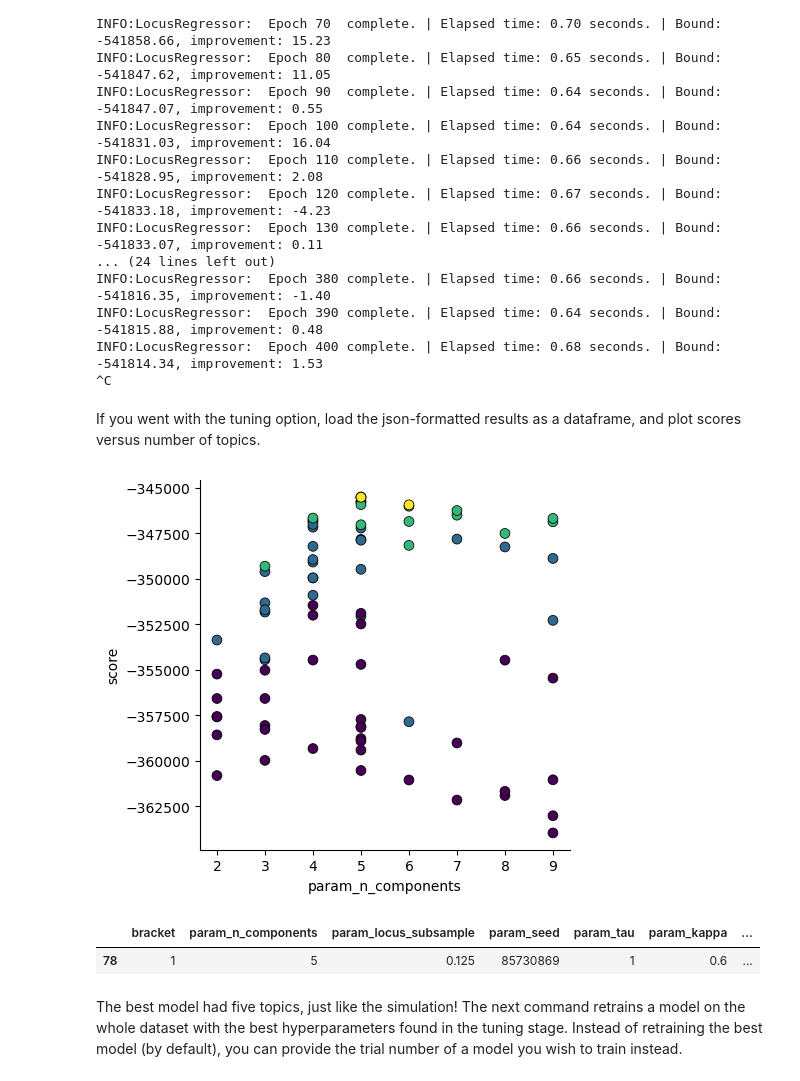
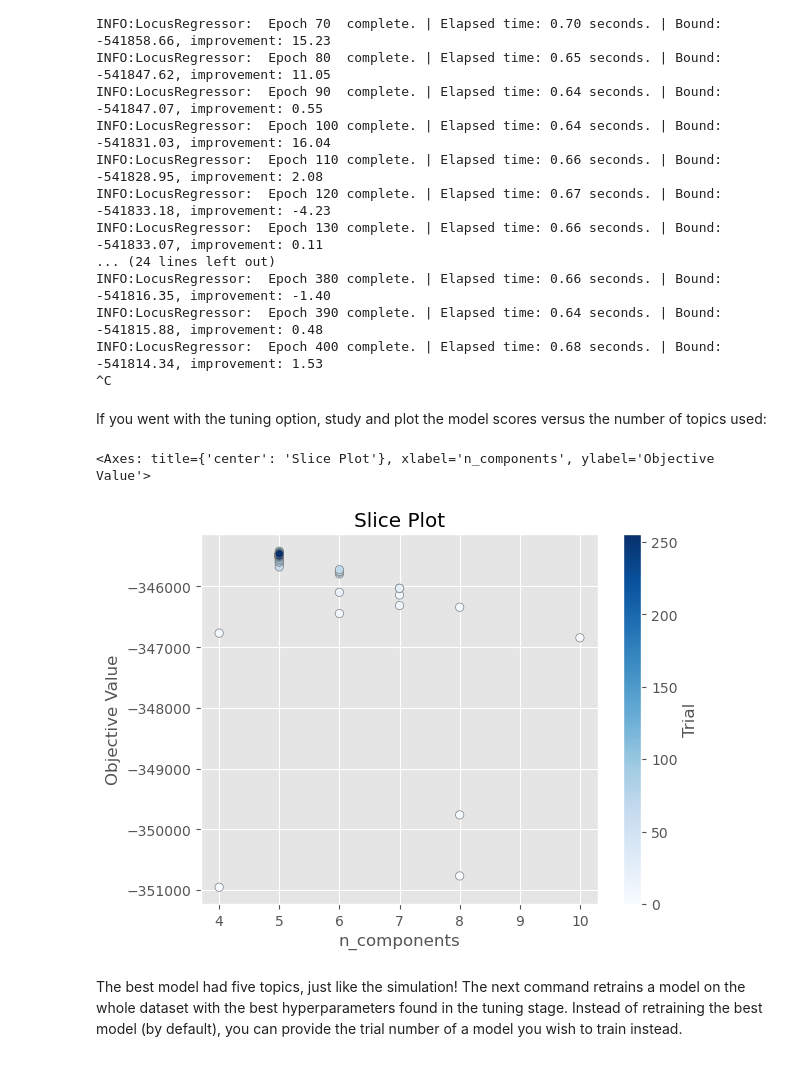
Before and after one commit to AllenWLynch/signaturemodels, a Jupyter notebook: docs/simulation_tutorial.ipynb, the cells around one changed output. Drawn from its saved outputs; the diff is of its cells as text; code cells hidden in the pictures.

Commit message:
changed hyperparameter tuning to use optuna, implemented new slurm-friendly tuning API

```diff
--- a/docs/simulation_tutorial.ipynb
+++ b/docs/simulation_tutorial.ipynb
@@ -136,30 +135,17 @@ INFO:LocusRegressor:  Epoch 390 complete. | Elapsed time: 0.64 seconds. | Bound:
 INFO:LocusRegressor:  Epoch 400 complete. | Elapsed time: 0.68 seconds. | Bound: -541814.34, improvement: 1.53
 ^C
 # %% [markdown]
-If you went with the tuning option, load the json-formatted results as a dataframe, and plot scores versus number of topics.
+If you went with the tuning option, study and plot the model scores versus the number of topics used:
-# %%
-data = pd.read_json('data/tutorial.tune_results.json')
-data['log_resources'] = np.log(data.resources)
-
-ax = sns.scatterplot(
-    data = data,
-    x = 'param_n_components',
-    y = 'score',
-    hue = 'log_resources',
-    palette = 'viridis',
-    edgecolor = 'black',
-    s = 50,
-    legend=False,
-)
-ax.set_aspect(1.0/ax.get_data_ratio())
-sns.despine()
-# %% [output]
-[figure, removed]
-# %%
-data.dropna().sort_values('score').tail(1)
-# %% [output]
-|  | bracket | param_n_components | param_locus_subsample | param_seed | param_tau | param_kappa | ... |
-| 78 | 1 | 5 | 0.125 | 85730869 | 1 | 0.6 | ... |
+# %%
+from optuna.visualization.matplotlib import *
+from locusregression import load_study
+
+study, dataset, study_attrs = load_study('tutorial.1')
+# %%
+plot_slice(study, params = ['n_components'])
+# %% [output]
+<Axes: title={'center': 'Slice Plot'}, xlabel='n_components', ylabel='Objective Value'>
+[figure, added]
 # %% [markdown]
 The best model had five topics, just like the simulation! The next command retrains a model on the whole dataset with the best hyperparameters found in the tuning stage. Instead of retraining the best model (by default), you can provide the trial number of a model you wish to train instead.
 # %%
```
Also changed, not shown: parts of 10 cells of this notebook, 9 other files.
